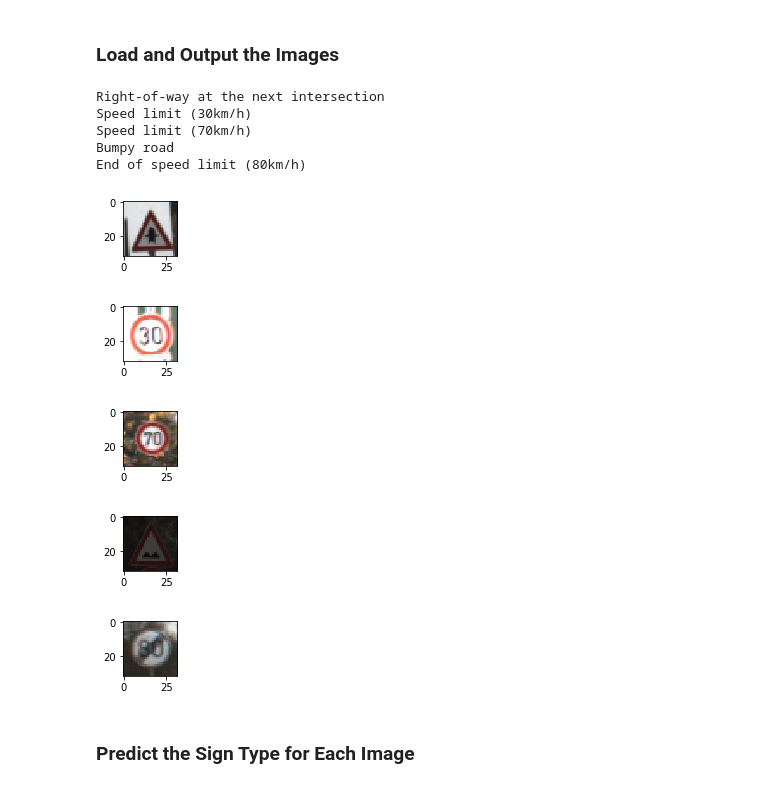
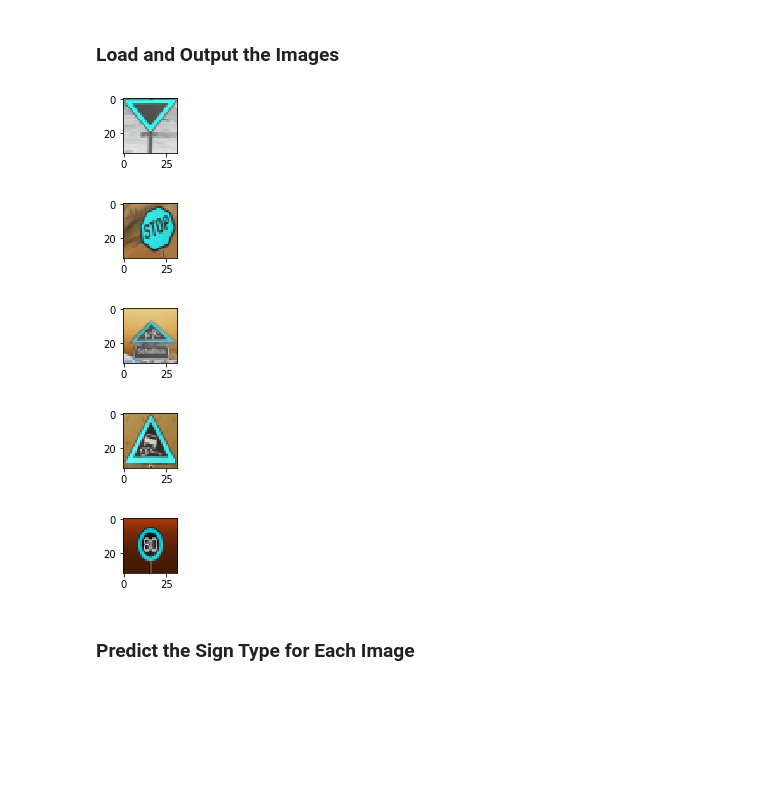
Before and after one commit to baihongjie/selfdrivingcar, a Jupyter notebook: TrafficSignClassifier/Traffic_Sign_Classifier.ipynb, the cells around one changed output. Cells and saved outputs as stored; diff of their text form; code cells hidden in the pictures; blank space fills up the shorter version.

```diff
--- a/TrafficSignClassifier/Traffic_Sign_Classifier.ipynb
+++ b/TrafficSignClassifier/Traffic_Sign_Classifier.ipynb
@@ -191,7 +192,7 @@ from tensorflow.contrib.layers import flatten
 
 import tensorflow as tf
 
-EPOCHS = 40
+EPOCHS = 50
 BATCH_SIZE = 128
 
 def LeNet(x):
@@ -333,25 +346,27 @@ To give yourself more insight into how your model is working, download at least
 You may find `signnames.csv` useful as it contains mappings from the class id (integer) to the actual sign name.
 # %% [markdown]
 ### Load and Output the Images
-# %%
-### Load the images and plot them here.
-### Feel free to use as many code cells as needed.
-for n in range(5):
-    i = int(random.random() * n_test)
-    plt.figure(figsize=(1,1))
-    plt.imshow(X_test2[i], cmap="gray")
-    print(labeldesc[y_test[i]])
-# %% [output]
-Right-of-way at the next intersection
-Speed limit (30km/h)
-Speed limit (70km/h)
-Bumpy road
-End of speed limit (80km/h)
-[figure, removed]
-[figure, removed]
-[figure, removed]
-[figure, removed]
-[figure, removed]
+# %%
+from PIL import Image
+
+X_download2 = []
+for i in range(1, 6):
+    img = Image.open('download%d.jpg'%(i))
+    img = img.resize((32, 32), Image.BOX) # resizes image in-place
+    data = np.asarray(img, dtype="float32" )
+    X_download2.append(data)
+
+X_download_gray, X_download = PreProcess(X_download2)
+y_download = [13, 14, 28, 23, 5]
+for d in X_download2:
+    plt.figure(figsize=(1,1))
+    plt.imshow(d, cmap="gray")
+# %% [output]
+[figure, added]
+[figure, added]
+[figure, added]
+[figure, added]
+[figure, added]
 # %% [markdown]
 ### Predict the Sign Type for Each Image
 # %%
```
Also changed, not shown: parts of 9 cells of this notebook, 16 other files.
